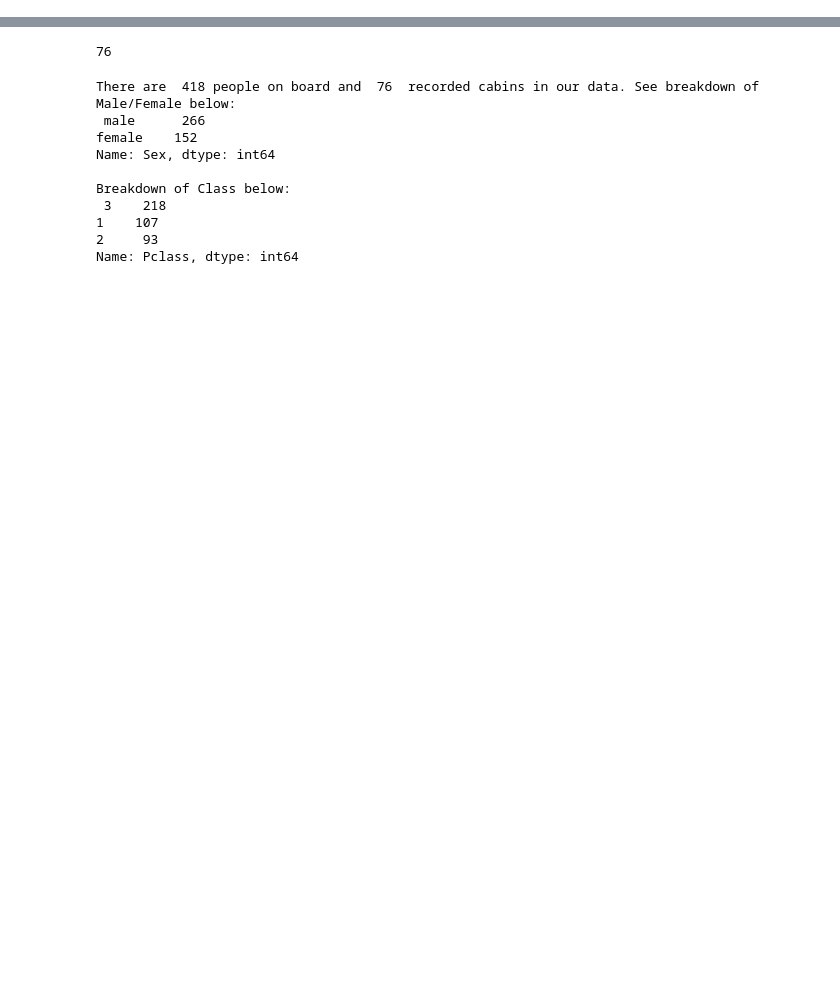
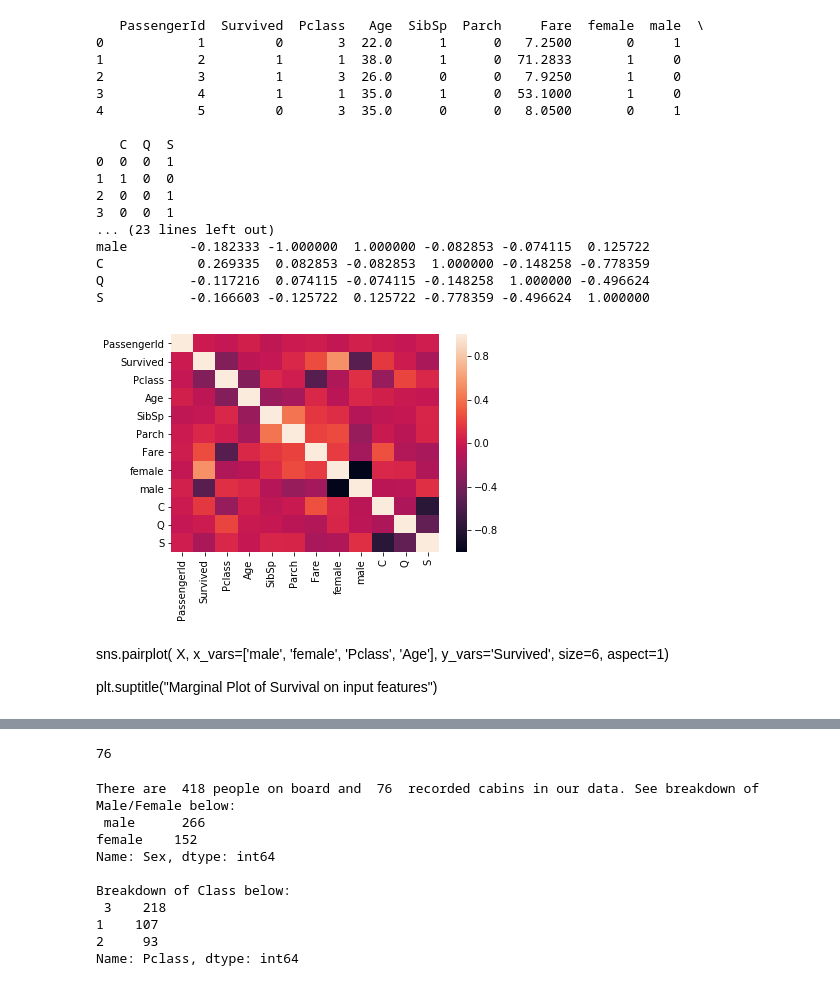
Before and after one commit to christianrenfro/First-Project-The-Titanic, a Jupyter notebook: Titanic.ipynb, the cells around one changed output, grey strips where cells are left out. Cells and saved outputs as stored; diff of their text form; code cells hidden in the pictures; blank space fills up the shorter version.

```diff
--- a/Titanic.ipynb
+++ b/Titanic.ipynb
@@ -31,0 +40,46 @@ Testdata.describe()
+# %%
+#now lets turn our categorical variables into integers
+
+sex_dummies = pd.get_dummies(train.Sex).astype(int)
+embarked_dummies = pd.get_dummies(train.Embarked).astype(int)
+
+train_1 = pd.concat(
+    [train, sex_dummies, embarked_dummies],
+    axis=1)
+
+train_1.drop("Sex", inplace=True, axis=1)
+train_1.drop("Ticket", inplace=True, axis=1)
+train_1.drop("Cabin", inplace=True, axis=1)
+train_1.drop("Embarked", inplace=True, axis=1)
+train_1.drop("Name", inplace=True, axis=1)
+
+sns.heatmap(train_1.corr())
+print(train_1.head(), train_1.corr())
+# %% [output]
+   PassengerId  Survived  Pclass   Age  SibSp  Parch     Fare  female  male  \
+0            1         0       3  22.0      1      0   7.2500       0     1
+1            2         1       1  38.0      1      0  71.2833       1     0
+2            3         1       3  26.0      0      0   7.9250       1     0
+3            4         1       1  35.0      1      0  53.1000       1     0
+4            5         0       3  35.0      0      0   8.0500       0     1
+
+   C  Q  S
+0  0  0  1
+1  1  0  0
+2  0  0  1
+3  0  0  1
+... (23 lines left out)
+male        -0.182333 -1.000000  1.000000 -0.082853 -0.074115  0.125722
+C            0.269335  0.082853 -0.082853  1.000000 -0.148258 -0.778359
+Q           -0.117216  0.074115 -0.074115 -0.148258  1.000000 -0.496624
+S           -0.166603 -0.125722  0.125722 -0.778359 -0.496624  1.000000
+[figure, added]
+# %% [markdown]
+sns.pairplot(
+    X,
+    x_vars=['male', 'female', 'Pclass', 'Age'],
+    y_vars='Survived',
+    size=6,
+    aspect=1)
+
+plt.suptitle("Marginal Plot of Survival on input features")
```
Also changed, not shown: parts of 40 cells of this notebook.
